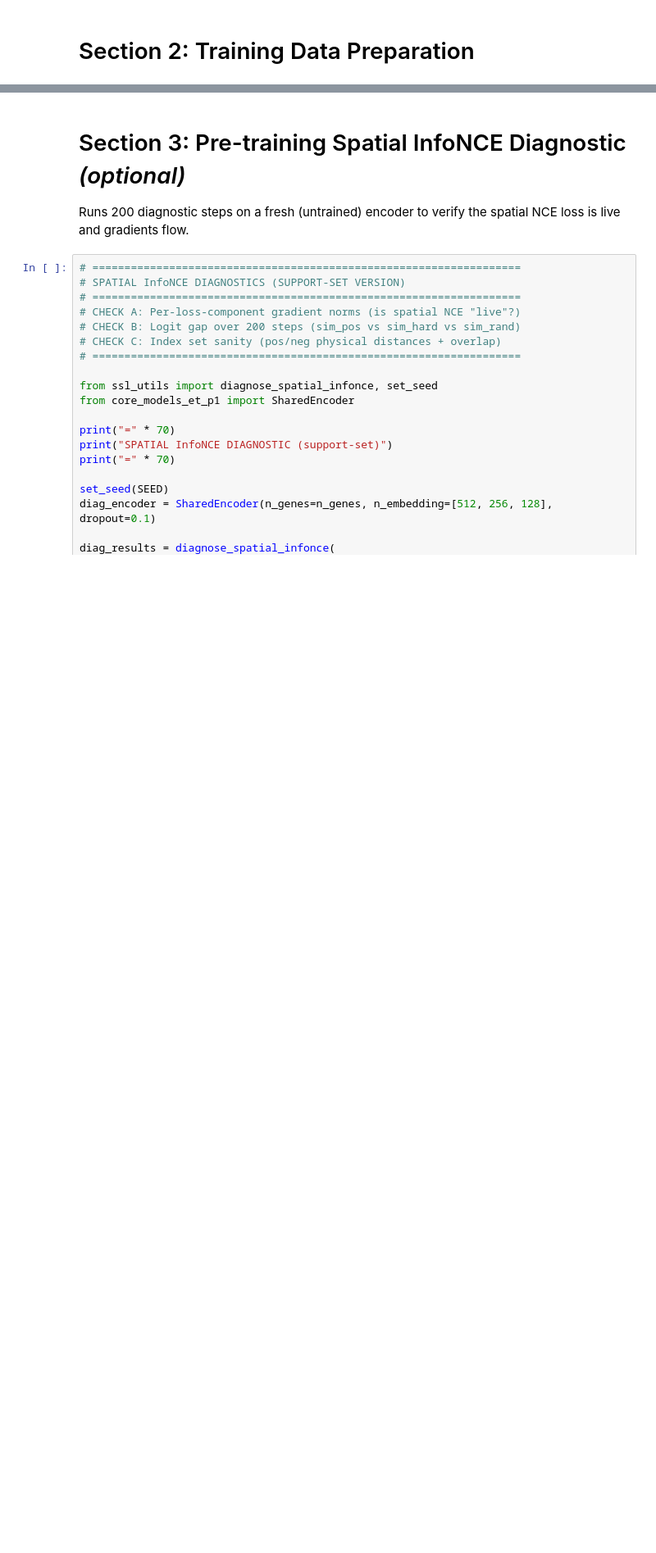
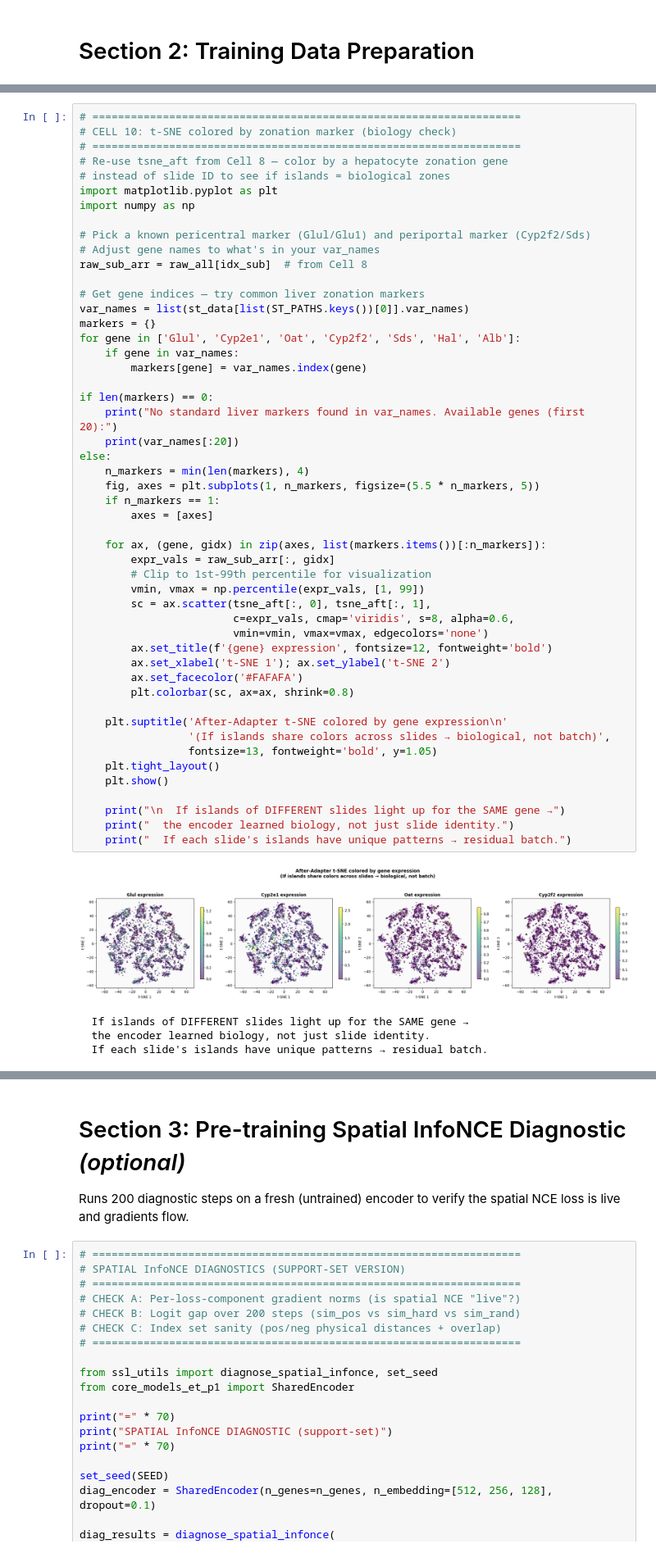
Before and after one commit to ehtesam3154/sc_st, a Jupyter notebook: model/liver_encoder_v2.ipynb, the cells around one changed output, grey strips where cells are left out. Shown at 82% size. Drawn from its saved outputs; the diff is of its cells as text; blank space fills up the shorter version.

Commit message:
encoder for liver

```diff
--- a/model/liver_encoder_v2.ipynb
+++ b/model/liver_encoder_v2.ipynb
@@ -131,0 +3881,55 @@ print(f"\nTotal for Stage A: {st_expr.shape[0] + n_inf}")
+# %%
+# ===================================================================
+# CELL 10: t-SNE colored by zonation marker (biology check)
+# ===================================================================
+# Re-use tsne_aft from Cell 8 — color by a hepatocyte zonation gene
+# instead of slide ID to see if islands = biological zones
+import matplotlib.pyplot as plt
+import numpy as np
+
+# Pick a known pericentral marker (Glul/Glu1) and periportal marker (Cyp2f2/Sds)
+# Adjust gene names to what's in your var_names
+raw_sub_arr = raw_all[idx_sub]  # from Cell 8
+
+# Get gene indices — try common liver zonation markers
+var_names = list(st_data[list(ST_PATHS.keys())[0]].var_names)
+markers = {}
+for gene in ['Glul', 'Cyp2e1', 'Oat', 'Cyp2f2', 'Sds', 'Hal', 'Alb']:
+    if gene in var_names:
+        markers[gene] = var_names.index(gene)
+
+if len(markers) == 0:
+    print("No standard liver markers found in var_names. Available genes (first 20):")
+    print(var_names[:20])
+else:
+    n_markers = min(len(markers), 4)
+    fig, axes = plt.subplots(1, n_markers, figsize=(5.5 * n_markers, 5))
+    if n_markers == 1:
+        axes = [axes]
+
+    for ax, (gene, gidx) in zip(axes, list(markers.items())[:n_markers]):
+        expr_vals = raw_sub_arr[:, gidx]
+        # Clip to 1st-99th percentile for visualization
+        vmin, vmax = np.percentile(expr_vals, [1, 99])
+        sc = ax.scatter(tsne_aft[:, 0], tsne_aft[:, 1],
+                        c=expr_vals, cmap='viridis', s=8, alpha=0.6,
+                        vmin=vmin, vmax=vmax, edgecolors='none')
+        ax.set_title(f'{gene} expression', fontsize=12, fontweight='bold')
+        ax.set_xlabel('t-SNE 1'); ax.set_ylabel('t-SNE 2')
+        ax.set_facecolor('#FAFAFA')
+        plt.colorbar(sc, ax=ax, shrink=0.8)
+
+    plt.suptitle('After-Adapter t-SNE colored by gene expression\n'
+                 '(If islands share colors across slides → biological, not batch)',
+                 fontsize=13, fontweight='bold', y=1.05)
+    plt.tight_layout()
+    plt.show()
+
+    print("\n  If islands of DIFFERENT slides light up for the SAME gene →")
+    print("  the encoder learned biology, not just slide identity.")
+    print("  If each slide's islands have unique patterns → residual batch.")
+# %% [output]
+[figure, added]
+  If islands of DIFFERENT slides light up for the SAME gene →
+  the encoder learned biology, not just slide identity.
+  If each slide's islands have unique patterns → residual batch.
```
Also changed, not shown: parts of 50 cells of this notebook, 1 other file.
